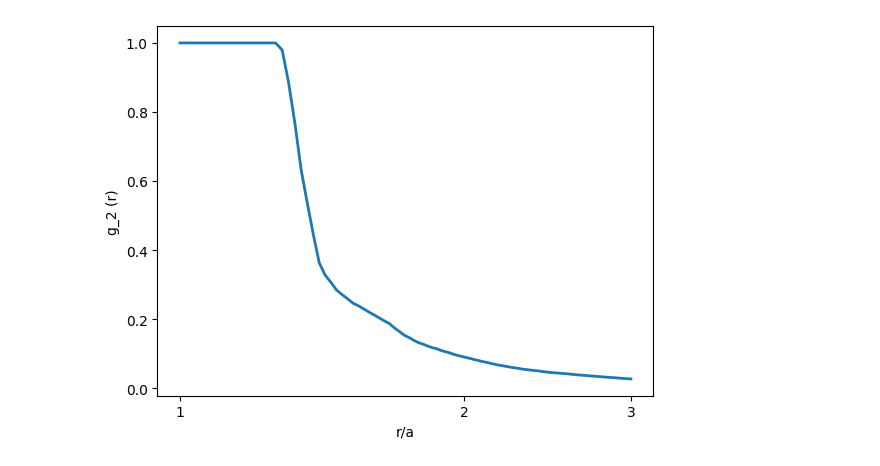
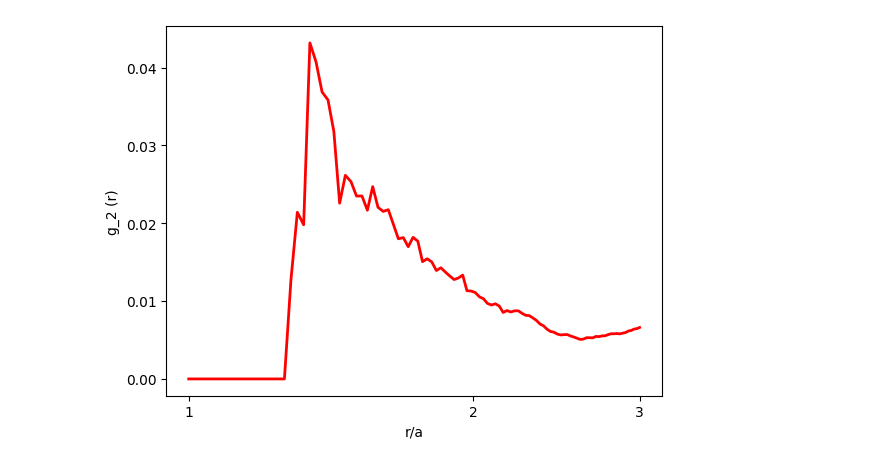
Before and after one commit to tinaaah/magistrska, a Jupyter notebook: code/test_jl.ipynb, the cells around one changed output. Saved outputs shown, nothing was run; the diff lists cells and outputs as text; code cells hidden in the pictures.

```diff
--- a/code/test_jl.ipynb
+++ b/code/test_jl.ipynb
@@ -12,17 +13,9 @@ Import data made with Julia
 # %%
-json_data = open("output.json")
+json_data = open("data/n_10000.json")
 data = json.load(json_data)
 json_data.close()
 
-distribution = data["distribution"]
+growth = [data[key] for key in data]
-# %%
-with np.load('data.npz') as data:
-    coord_number = data['Z']
-    Energy = data['E']
-    accepted = data['accepted_theta']
-    rejected = data['rejected_theta']
-    correlation = data['correlation']
-    grid = data['grid']
 # %%
 def convert_to_patches(center, a, b, angle):
     return patches.Ellipse(self.center, 2*a, 2*b, angle=self.angle*180/math.pi)
@@ -72,2 +69,16 @@ plt.ylim(0.0, grid[1])
+# %%
+with np.load('data/run_e_2.npz') as data:
+    coord_number = data['Z']
+    coord_error = data['error_coord']
+    energy = data['E']
+    energy_error = data['error_energy']
+    accepted = data['accepted_theta']
+    accepted_error = data['error_accepted']
+    rejected = data['rejected_theta']
+    rejected_error = data['error_rejected']
+    correlation = data['correlation']
+    correlation_error = data['error_correlation']
+    grid = data['grid']
+    a_range = data['a_range']
 # %%
 ## check parametres
@@ -226,15 +153,14 @@ plt.show()
 # %%
-## Korelacija
-r = np.linspace(1, 3, 100)
-y = correlation
-
-plt.plot(r, y, linewidth=2)
+## Plot the correlation function
+r = np.linspace(1,3, 100)
+y = correlation_error
+plt.plot(r, y, linewidth=2, color='r')
 
 plt.xscale('log')
 plt.xticks([1, 2, 3], [1, 2, 3])
 
 plt.xlabel('r/a')
 plt.ylabel('g_2 (r)')
 plt.show()
 # %% [output]
-[figure, old version]
+[figure, new version]
```
Also changed, not shown: parts of 30 cells of this notebook, 15 other files.
